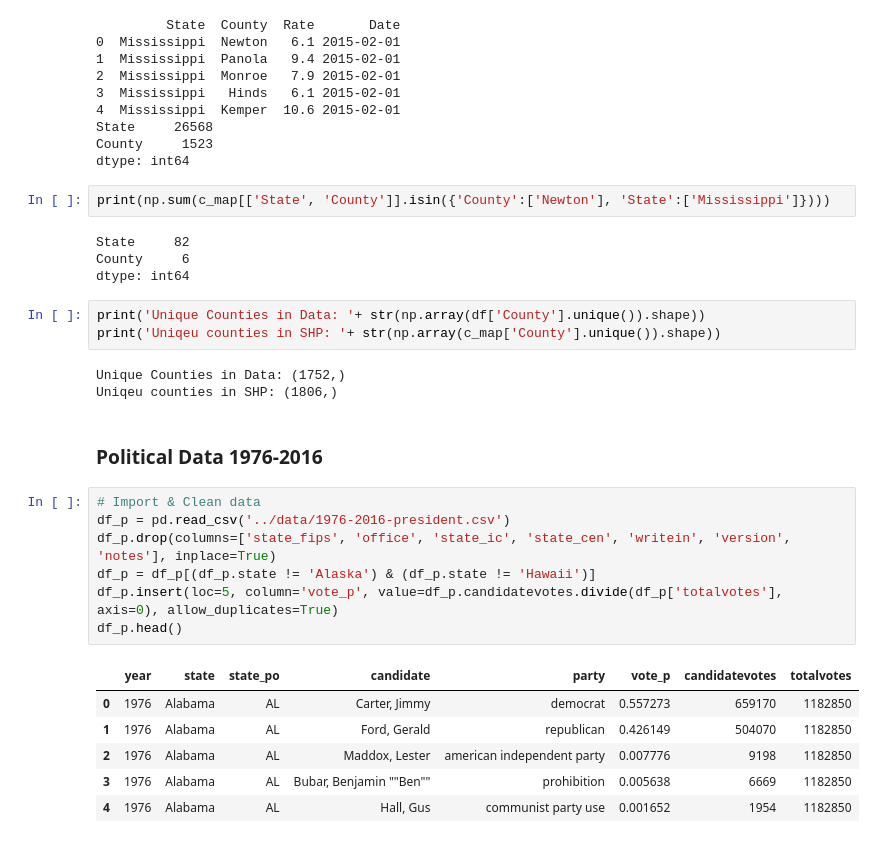
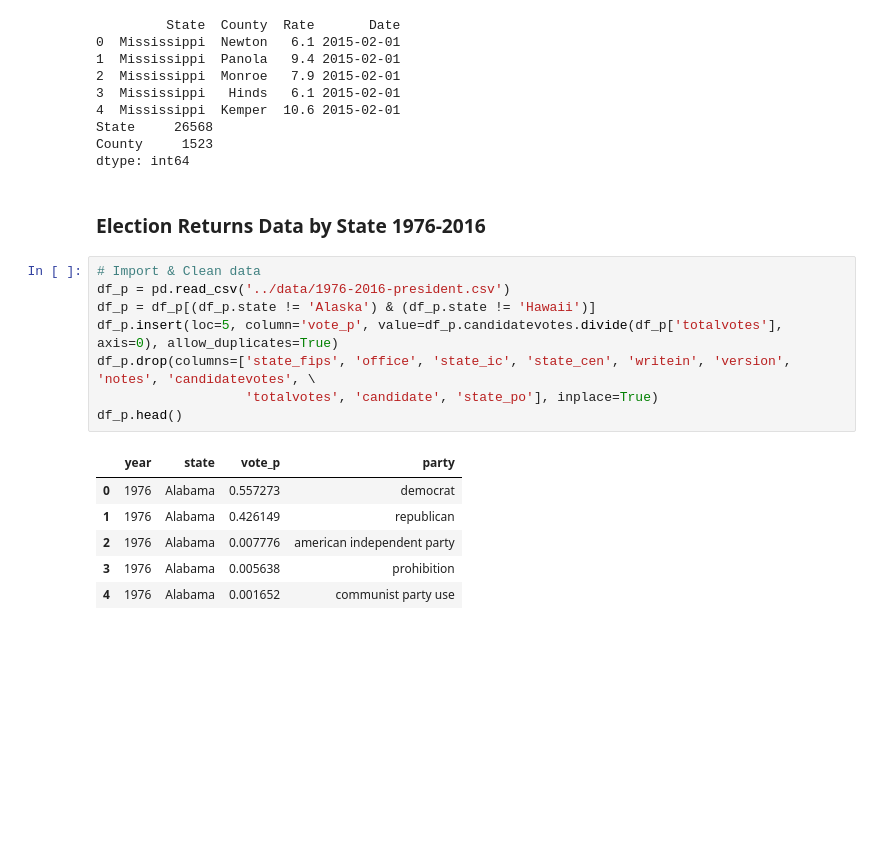
Before and after one commit to ArthDh/ECE-225, a Jupyter notebook: notebooks/Political.ipynb, the cells around one changed output. Cells and saved outputs as stored; diff of their text form; blank space fills up the shorter version.

```diff
--- a/notebooks/Political.ipynb
+++ b/notebooks/Political.ipynb
@@ -98,31 +57,20 @@ print(np.sum(df[['State', 'County']].isin({'County':['Newton'], 'State':['Missis
 State     26568
 County     1523
 dtype: int64
-# %%
-print(np.sum(c_map[['State', 'County']].isin({'County':['Newton'], 'State':['Mississippi']})))
-# %% [output]
-State     82
-County     6
-dtype: int64
-# %%
-print('Unique Counties in Data: '+ str(np.array(df['County'].unique()).shape))
-print('Uniqeu counties in SHP: '+ str(np.array(c_map['County'].unique()).shape))
-# %% [output]
-Unique Counties in Data: (1752,)
-Uniqeu counties in SHP: (1806,)
 # %% [markdown]
-### Political Data 1976-2016
+### Election Returns Data by State 1976-2016
 # %%
 # Import & Clean data
 df_p = pd.read_csv('../data/1976-2016-president.csv')
-df_p.drop(columns=['state_fips', 'office', 'state_ic', 'state_cen', 'writein', 'version', 'notes'], inplace=True)
 df_p = df_p[(df_p.state != 'Alaska') & (df_p.state != 'Hawaii')]
 df_p.insert(loc=5, column='vote_p', value=df_p.candidatevotes.divide(df_p['totalvotes'], axis=0), allow_duplicates=True)
+df_p.drop(columns=['state_fips', 'office', 'state_ic', 'state_cen', 'writein', 'version', 'notes', 'candidatevotes', \
+                   'totalvotes', 'candidate', 'state_po'], inplace=True)
 df_p.head()
 # %% [output]
-|  | year | state | state_po | candidate | party | vote_p | candidatevotes | totalvotes |
-| 0 | 1976 | Alabama | AL | Carter, Jimmy | democrat | 0.557273 | 659170 | 1182850 |
-| 1 | 1976 | Alabama | AL | Ford, Gerald | republican | 0.426149 | 504070 | 1182850 |
-| 2 | 1976 | Alabama | AL | Maddox, Lester | american independent party | 0.007776 | 9198 | 1182850 |
-| 3 | 1976 | Alabama | AL | Bubar, Benjamin ""Ben"" | prohibition | 0.005638 | 6669 | 1182850 |
-| 4 | 1976 | Alabama | AL | Hall, Gus | communist party use | 0.001652 | 1954 | 1182850 |
+|  | year | state | vote_p | party |
+| 0 | 1976 | Alabama | 0.557273 | democrat |
+| 1 | 1976 | Alabama | 0.426149 | republican |
+| 2 | 1976 | Alabama | 0.007776 | american independent party |
+| 3 | 1976 | Alabama | 0.005638 | prohibition |
+| 4 | 1976 | Alabama | 0.001652 | communist party use |
```
Also changed, not shown: parts of 35 cells of this notebook, 11 other files.
